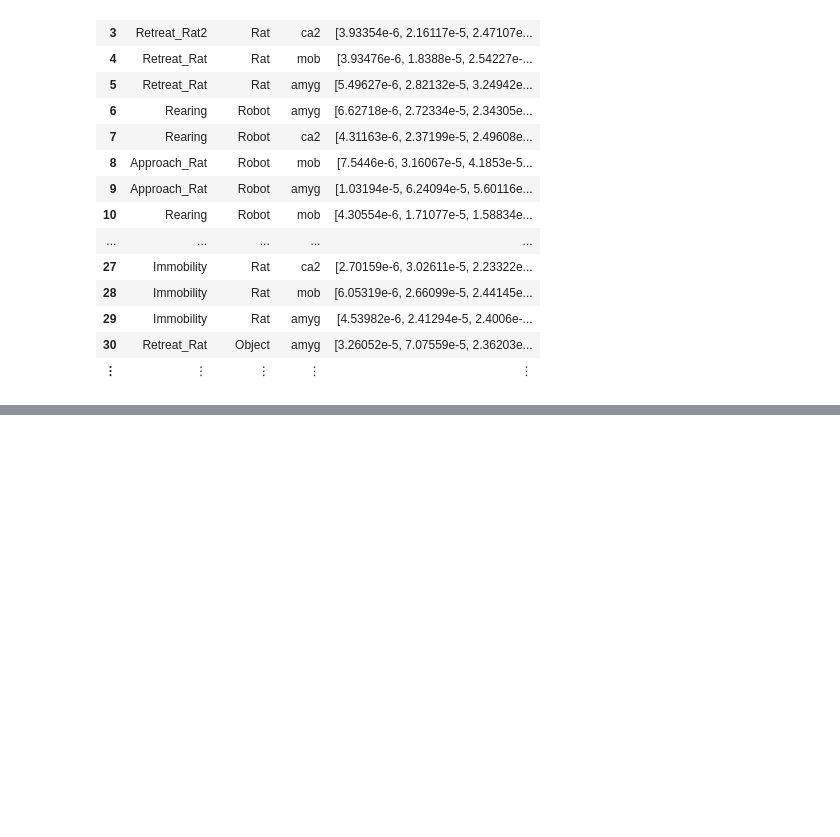
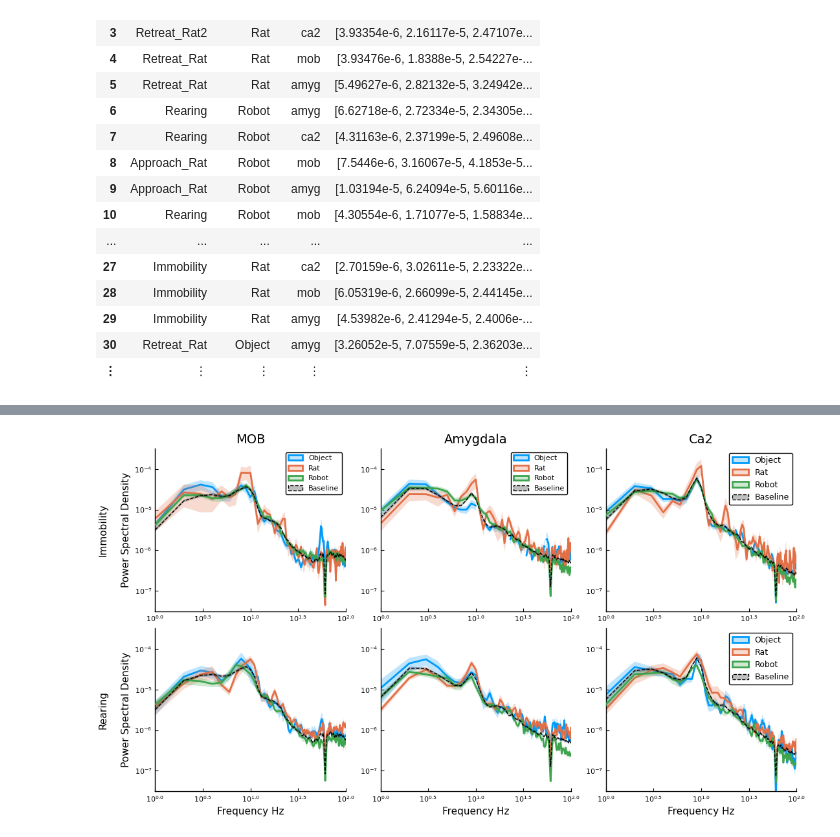
Before and after one commit to chiba-lab/ROIexperiment, a Jupyter notebook: powerspecplots.ipynb, the cells around one changed output, grey strips where cells are left out. Saved outputs shown, nothing was run; the diff lists cells and outputs as text; code cells hidden in the pictures; blank space fills up the shorter version.

Commit message:
improved plots

```diff
--- a/powerspecplots.ipynb
+++ b/powerspecplots.ipynb
@@ -29,7 +30,7 @@ end
 | 30 | RRSD17 | Freeroam | Robot | Immobility | ca2 | PowerSpectrum([4.57502e-6, 7.2989... |
 | ⋮ | ⋮ | ⋮ | ⋮ | ⋮ | ⋮ | ⋮ |
 # %%
-nullregionmps =  @chain ps begin
+null_region_mps =  @chain ps begin
     @subset(:behavior.=="null")
     transform(:pspec => ByRow.(x->values(x))=>:pspec)
     groupby([:region])
@@ -116,0 +106,25 @@ plot(mob_im, mob_rear, amyg_im, amyg_rear, ca_im, ca_rear, layout=(2,3))
+# %%
+import PyPlot
+pyplot()
+imm_mob=agent_ps_plot(behavior_agent_mps, null_region_mps, "Immobility", "MOB")
+plot!(imm_mob, title="MOB", xlabel="", ylabel="Immobility\n\nPower Spectral Density", legend=true)
+imm_amyg=agent_ps_plot(behavior_agent_mps, null_region_mps, "Immobility", "Amyg")
+plot!(imm_amyg, title="Amygdala", xlabel="", legend=true)
+imm_ca=agent_ps_plot(behavior_agent_mps, null_region_mps, "Immobility", "CA2")
+plot!(imm_ca, title="Ca2", xlabel="", legendfontsize = 9, legend = :topright)
+rear_mob=agent_ps_plot(behavior_agent_mps, null_region_mps, "Rearing", "MOB")
+plot!(rear_mob, title="", xlabel="Frequency Hz", ylabel="Rearing\n\nPower Spectral Density")
+rear_amyg=agent_ps_plot(behavior_agent_mps, null_region_mps, "Rearing", "Amyg")
+plot!(rear_amyg, title="", xlabel="Frequency Hz")
+rear_ca=agent_ps_plot(behavior_agent_mps, null_region_mps, "Rearing", "CA2")
+plot!(rear_ca, title="", xlabel="Frequency Hz", legendfontsize = 9, legend = :topright)
+
+p=plot(imm_mob, imm_amyg, imm_ca, rear_mob, rear_amyg, rear_ca)
+plot!(p, grid=false, size = (1100, 600))
+plot!(p, yticks=[10.0^x for x in -7:1:-4], ylim=(10.0^-7.5, 10.0^-3.5), xlim=(1,100))
+# plot!(p, linestyle=[:solid :solid :solid :dash], linewidth=[3 3 3 3])
+
+# PyPlot.suptitle("Region")
+# PyPlot.savefig("suptile_test.png")
+# %% [output]
+[figure, added]
```
Also changed, not shown: parts of 3 cells of this notebook, 3 other files.
